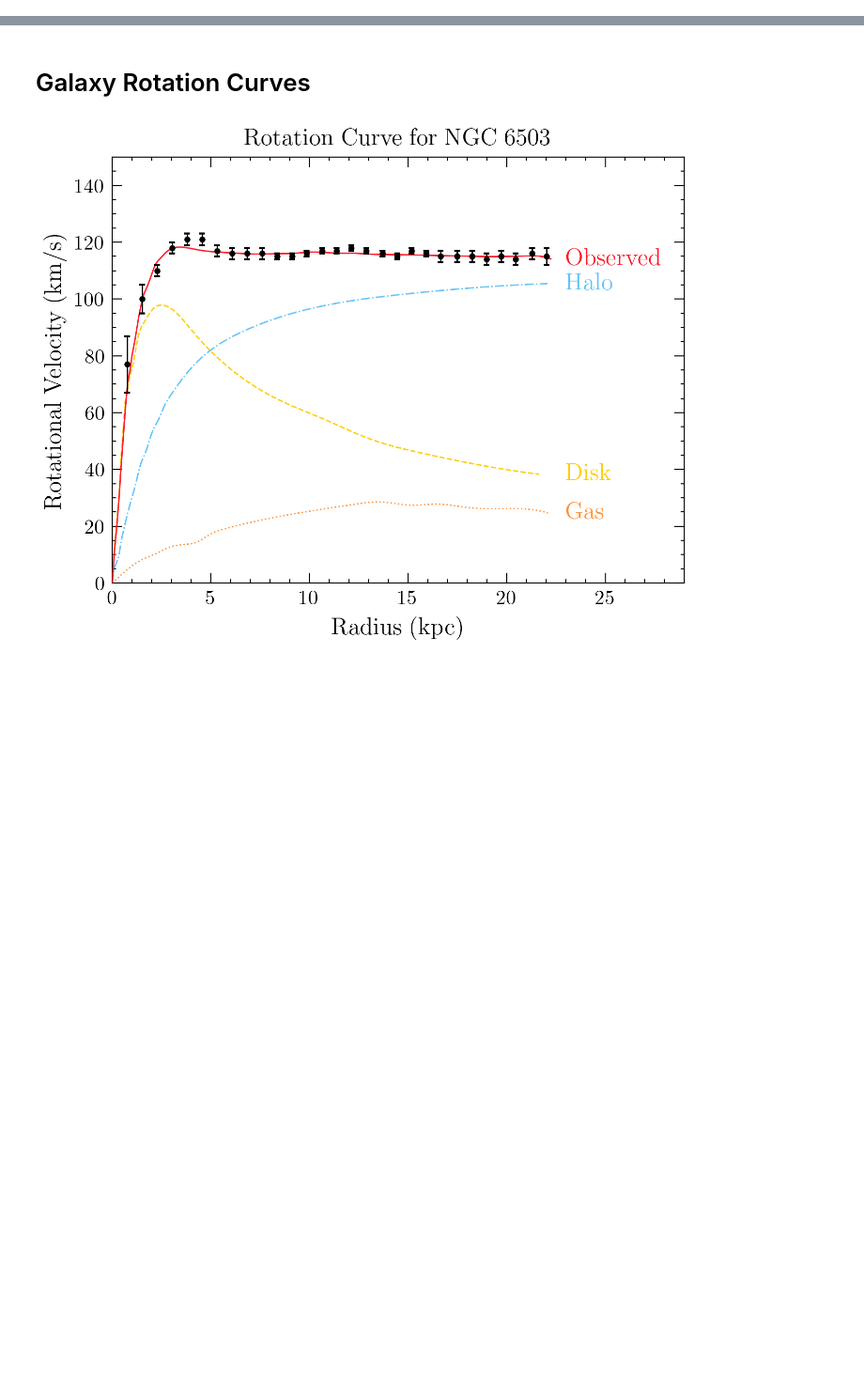
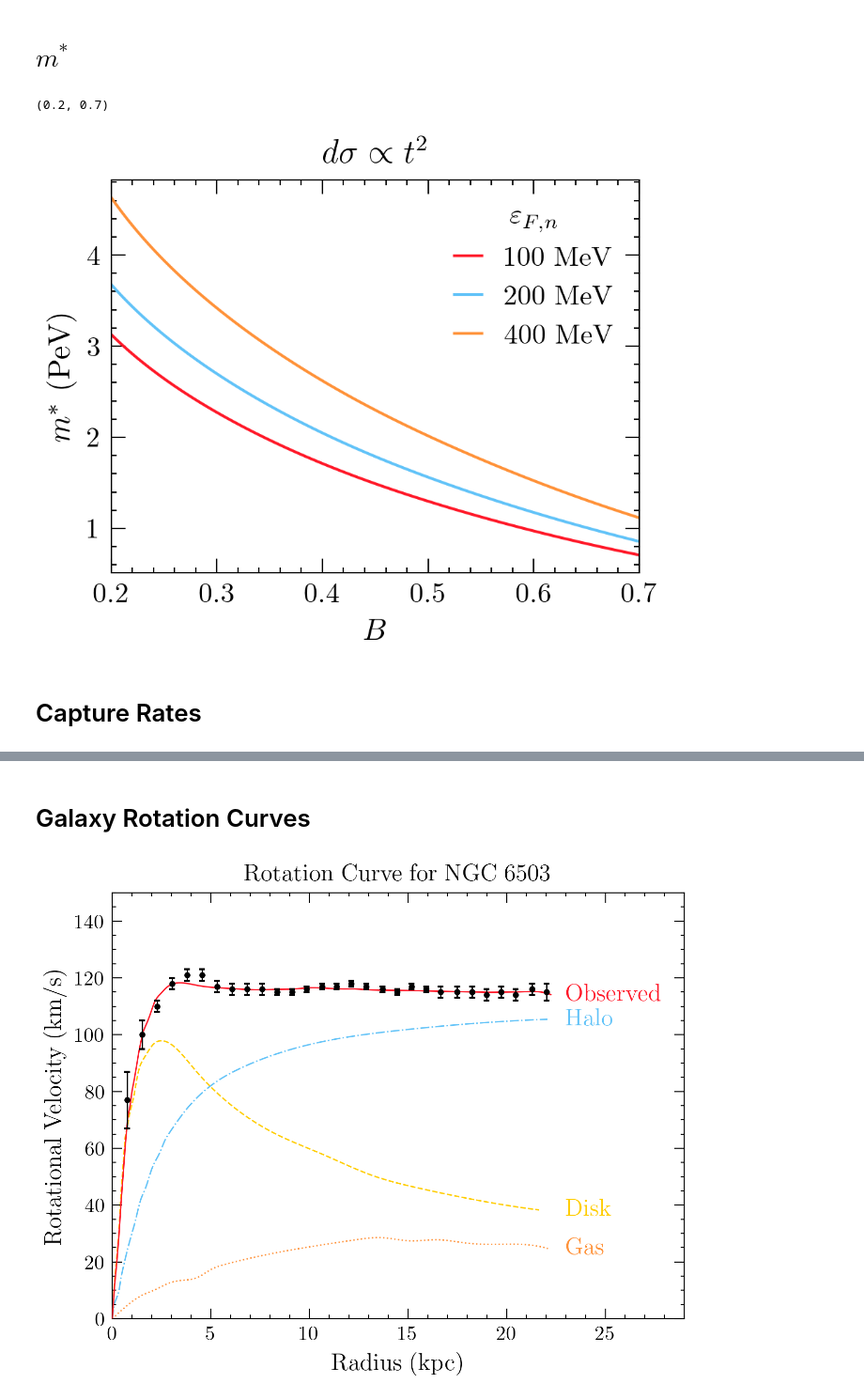
Before and after one commit to mvirgato/Dark-matter-limit-plotter-MV, a Jupyter notebook: misc_plots.ipynb, the cells around one changed output, grey strips where cells are left out. Shown at 94% size. Saved outputs shown, nothing was run; the diff lists cells and outputs as text; code cells hidden in the pictures; blank space fills up the shorter version.

```diff
--- a/misc_plots.ipynb
+++ b/misc_plots.ipynb
@@ -11,0 +15,35 @@ plt.style.use(['mvstyle', 'one_piece'])
+# %% [markdown]
+# $m^*$
+# %%
+n = 2
+B1, mu1 = np.loadtxt(f'mstar/ms_n{n:d}_mu_0.1.tsv', unpack=True)
+mu1 = make_spline(B1, mu1, 0.00001, 3)
+B2, mu2 = np.loadtxt(f'mstar/ms_n{n:d}_mu_0.2.tsv', unpack=True)
+mu2 = make_spline(B2, mu2, 0.00001, 3)
+B4, mu4 = np.loadtxt(f'mstar/ms_n{n:d}_mu_0.4.tsv', unpack=True)
+mu4 = make_spline(B4, mu4, 0.00001, 3)
+# %%
+fig, ax = plt.subplots()
+masses = np.linspace(0.2, 0.7, 200)
+plt.plot(masses, mu1(masses), label = r'100 MeV')
+plt.plot(masses, mu2(masses), label = r'200 MeV')
+plt.plot(masses, mu4(masses), label = r'400 MeV')
+
+plt.xlabel(r'$B$')
+plt.ylabel(r'$m^*$ (PeV)')
+
+if n == 0:
+    plt.title(r'$\sigma\propto$ const.')
+elif n == 1:
+    plt.title(r'$d\sigma\propto t$')
+else:
+    plt.title(r'$d\sigma\propto t^{}$'.format(n))
+
+plt.legend(title = r'$\varepsilon_{F,n}$')
+plt.xlim(0.2, 0.7)
+plt.ylim()
+# %% [output]
+(0.2, 0.7)
+[figure, added]
+# %% [markdown]
+# Capture Rates
```
Also changed, not shown: parts of 10 cells of this notebook, 42 other files.
